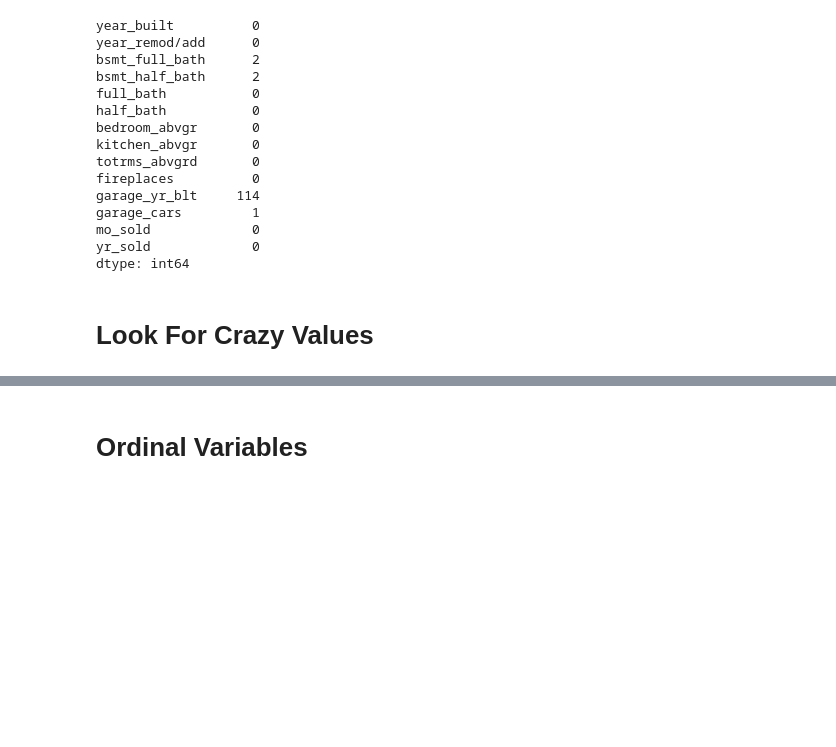
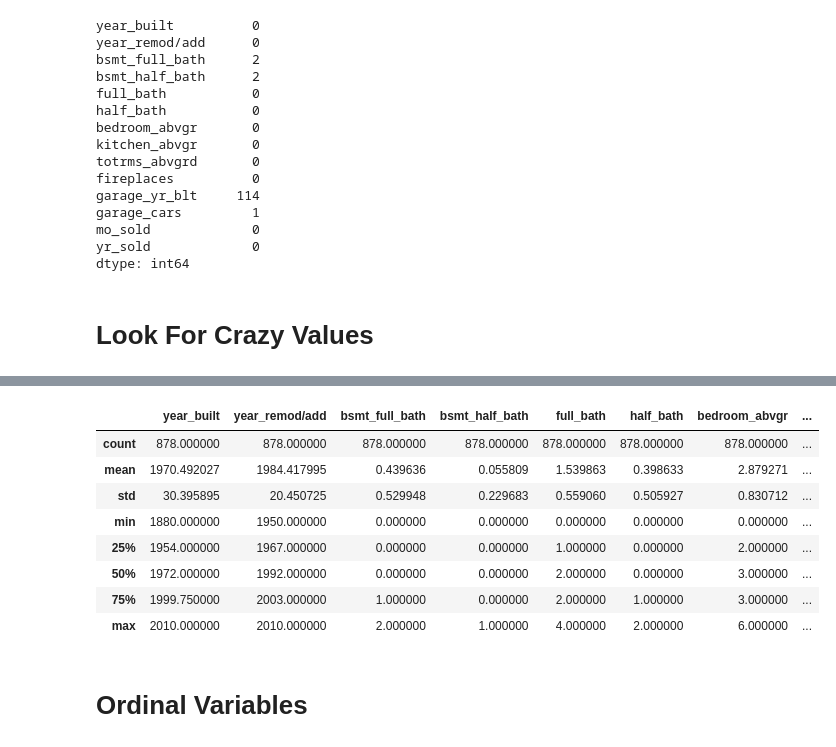
Before and after one commit to AlexSpradling/Home-Price-Prediction-in-Ames-IA, a Jupyter notebook: code/data_cleaning.ipynb, the cells around one changed output, grey strips where cells are left out. Drawn from its saved outputs; the diff is of its cells as text; code cells hidden in the pictures; blank space fills up the shorter version.

Commit message:
house_test

```diff
--- a/code/data_cleaning.ipynb
+++ b/code/data_cleaning.ipynb
@@ -23,6 +23,7 @@ Ames, Iowa Assessor’s Office
 # %%
 # import data
 house_train = pd.read_csv('../datasets/train.csv')
+house_test = pd.read_csv('../datasets/test.csv')
 
 # increase column width
 pd.set_option('display.max_columns', 100)
@@ -30,6 +31,7 @@ pd.set_option('display.max_columns', 100)
 ### Fix Column names
 # %%
 house_train.columns = [x.replace(' ', '_').lower() for x in house_train.columns]
+house_test.columns = [x.replace(' ', '_').lower() for x in house_test.columns]
 house_train.head(5)
 # %% [output]
 |  | id | pid | ms_subclass | ms_zoning | lot_frontage | lot_area | street | alley | lot_shape | ... |
@@ -143,6 +145,18 @@ house_train[DISCRETE].describe()
 | 50% | 1974.000000 | 1993.000000 | 0.000000 | 0.000000 | 2.000000 | 0.000000 | 3.000000 | ... |
 | 75% | 2001.000000 | 2004.000000 | 1.000000 | 0.000000 | 2.000000 | 1.000000 | 3.000000 | ... |
 | max | 2010.000000 | 2010.000000 | 3.000000 | 2.000000 | 4.000000 | 2.000000 | 8.000000 | ... |
+# %%
+house_test[DISCRETE].describe()
+# %% [output]
+|  | year_built | year_remod/add | bsmt_full_bath | bsmt_half_bath | full_bath | half_bath | bedroom_abvgr | ... |
+| count | 878.000000 | 878.000000 | 878.000000 | 878.000000 | 878.000000 | 878.000000 | 878.000000 | ... |
+| mean | 1970.492027 | 1984.417995 | 0.439636 | 0.055809 | 1.539863 | 0.398633 | 2.879271 | ... |
+| std | 30.395895 | 20.450725 | 0.529948 | 0.229683 | 0.559060 | 0.505927 | 0.830712 | ... |
+| min | 1880.000000 | 1950.000000 | 0.000000 | 0.000000 | 0.000000 | 0.000000 | 0.000000 | ... |
+| 25% | 1954.000000 | 1967.000000 | 0.000000 | 0.000000 | 1.000000 | 0.000000 | 2.000000 | ... |
+| 50% | 1972.000000 | 1992.000000 | 0.000000 | 0.000000 | 2.000000 | 0.000000 | 3.000000 | ... |
+| 75% | 1999.750000 | 2003.000000 | 1.000000 | 0.000000 | 2.000000 | 1.000000 | 3.000000 | ... |
+| max | 2010.000000 | 2010.000000 | 2.000000 | 1.000000 | 4.000000 | 2.000000 | 6.000000 | ... |
 # %% [markdown]
 # Ordinal Variables
 # %%
```
Also changed, not shown: parts of 3 cells of this notebook.
